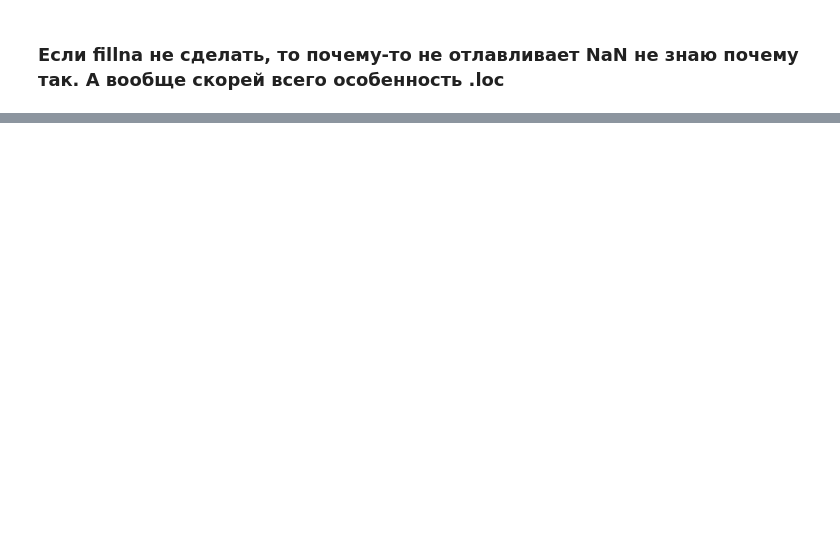
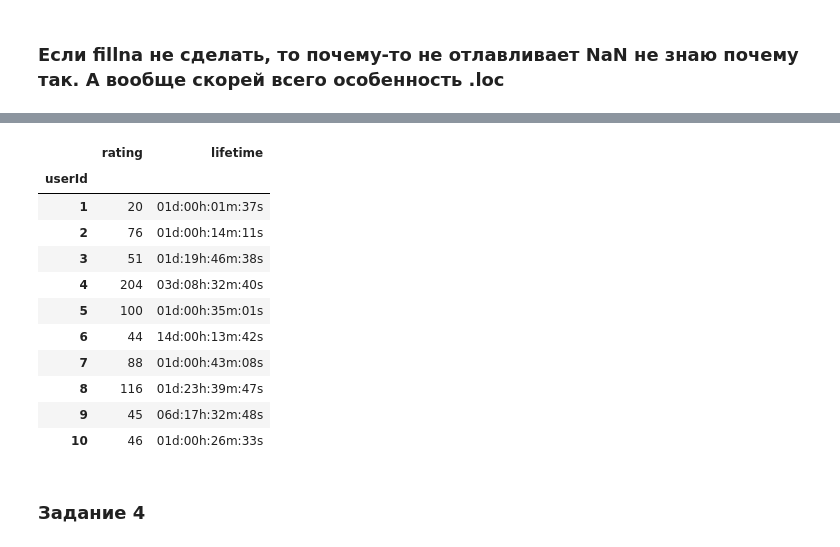
Before and after one commit to sadl1b/neto_hmrks, a Jupyter notebook: pnds/homework_3_joins/Klimov-pnds-3-joinsandetc.ipynb, the cells around one changed output, grey strips where cells are left out. Saved outputs shown, nothing was run; the diff lists cells and outputs as text; code cells hidden in the pictures; blank space fills up the shorter version.

```diff
--- a/pnds/homework_3_joins/Klimov-pnds-3-joinsandetc.ipynb
+++ b/pnds/homework_3_joins/Klimov-pnds-3-joinsandetc.ipynb
@@ -63,0 +107,3 @@ logs_df.head(100)
+# %%
+r_df = pd.read_csv('materials/ml-latest-small/ratings.csv')
+r_df.head()
@@ -63,0 +117,20 @@ logs_df.head(100)
+# %%
+over_hund = r_df.groupby('userId').agg({'rating':'count', 'timestamp': lambda x: x.max() - x.min()}).rename(columns={'timestamp':'lifetime'})
+
+over_hund['lifetime'] = pd.to_datetime(over_hund['lifetime'], unit='s').dt.strftime('%dd:%Hh:%Mm:%Ss')
+over_hund.head(10)
+# %% [output]
+|  | rating | lifetime |
+| userId |  |  |
+| 1 | 20 | 01d:00h:01m:37s |
+| 2 | 76 | 01d:00h:14m:11s |
+| 3 | 51 | 01d:19h:46m:38s |
+| 4 | 204 | 03d:08h:32m:40s |
+| 5 | 100 | 01d:00h:35m:01s |
+| 6 | 44 | 14d:00h:13m:42s |
+| 7 | 88 | 01d:00h:43m:08s |
+| 8 | 116 | 01d:23h:39m:47s |
+| 9 | 45 | 06d:17h:32m:48s |
+| 10 | 46 | 01d:00h:26m:33s |
+# %% [markdown]
+### Задание 4
```
Also changed, not shown: parts of 12 cells of this notebook, 1 other file.
